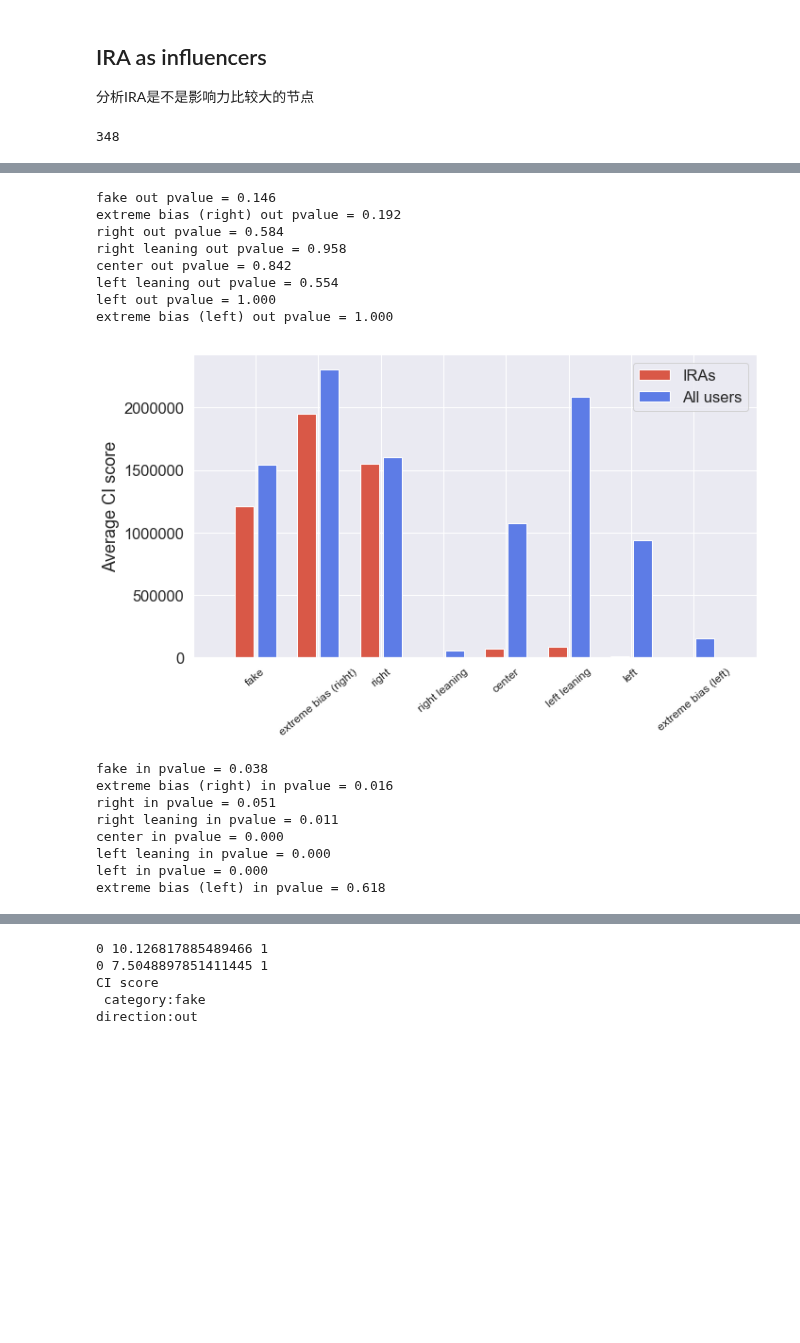
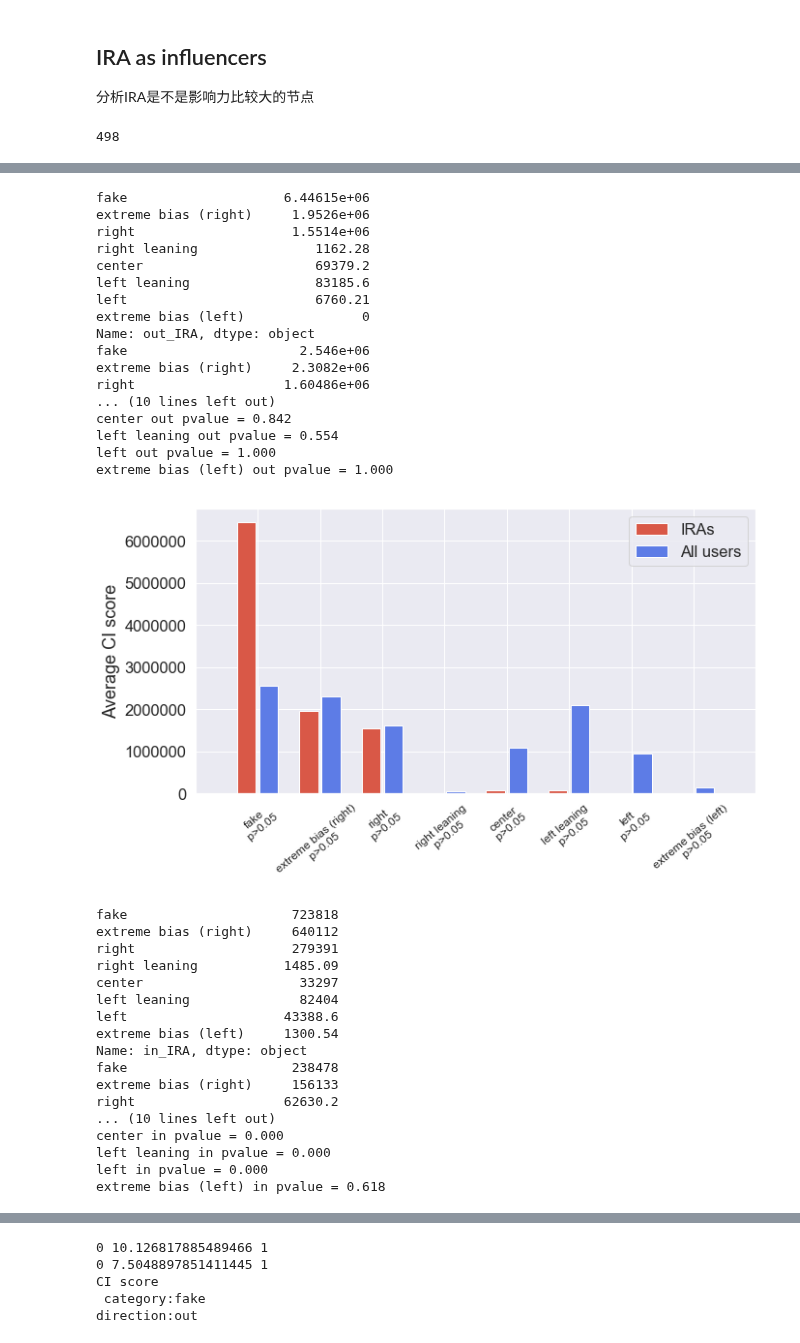
Before and after one commit to kayzhou/fake_news_during_election, a Jupyter notebook: all_tweets.ipynb, the cells around one changed output, grey strips where cells are left out. Cells and saved outputs as stored; diff of their text form; code cells hidden in the pictures; blank space fills up the shorter version.

```diff
--- a/all_tweets.ipynb
+++ b/all_tweets.ipynb
@@ -724,7 +724,7 @@ labels = [
 ]
 
 # all_users = pd.read_csv("data/all-users-mbfc.csv", index_col="user_id", dtype={"user_id": str})
-users = pd.read_csv("data/all-users-nc.csv", index_col="user_id",
+users = pd.read_csv("data/all-users-v2.csv", index_col="user_id",
                     usecols =["user_id", "is_IRA"], dtype={"user_id": str, "is_IRA": int})
 IRA_users = users[users.is_IRA > 0]
 print(len(IRA_users))
@@ -737,7 +737,7 @@ dict_ira_rank = {}
 
 for label in tqdm(labels):
 #     print(label, "...")
-    rst = build_CI_rank("disk/network/{}_nc.gt".format(label))
+    rst = build_CI_rank("disk/network/{}_v2.gt".format(label))
 #     for dire in ["out", "undir", "both", "in"]:
     for dire in ["out", "in"]:
 #         print(label, dire, "...")
@@ -801,7 +801,7 @@ def plot_corr(cor, dire):
                   color=sns.color_palette("coolwarm", len(labels))[len(labels) - 1 - i])
     plt.xticks(x, labels, rotation=40)
     plt.ylabel('N of IRAs in top {} influencers'.format(top_num))
-    plt.savefig("fig/size-of-inter-{}-{}-nc.pdf".format(top_num, dire),
+    plt.savefig("fig/size-of-inter-{}-{}-v2.pdf".format(top_num, dire),
                   dpi=300, bbox_inches='tight')
     plt.show()
     plt.tight_layout()
@@ -823,6 +823,9 @@ for dire in ["out", "in"]:
     compare_CI_value[dire + "_All users"].plot.bar(width=0.3, position=-0.1,
                                      color=all_c, label="All users")
 
+    print(compare_CI_value[dire + "_IRA"])
+    print(compare_CI_value[dire + "_All users"])
+
     # 显著性检验
     _ticks = []
     for label in labels:
@@ -830,23 +833,22 @@ for dire in ["out", "in"]:
         pvalue = ks_2samp(d[dire + "_IRA dist"], d[dire + "_All dist"])[1]
         print(label, dire, "pvalue = {:.3f}".format(pvalue))
         if pvalue < 0.001:
-            _ticks.append(label + "\n< 0.001***")
-
+            _ticks.append(label + "\n p<0.001***")
         elif pvalue < 0.01:
-            _ticks.append("{}\n{:.3f}**".format(label, pvalue))
+            _ticks.append("{}\n p={:.3f}**".format(label, pvalue))
         elif pvalue < 0.05:
-            _ticks.append("{}\n{:.3f}*".format(label, pvalue))
+            _ticks.append("{}\n p={:.3f}*".format(label, pvalue))
         else:
-            _ticks.append(label)
+            _ticks.append("{}\n p>0.05".format(label))
 
     plt.xticks(range(len(labels)), _ticks, rotation=40, fontsize=12)
     plt.xlim(-1, len(labels))
     plt.legend()
 
     plt.tight_layout()
-    plt.savefig("fig/CI_{}_nc.pdf".format(dire), dpi=300, bbox_inches='tight')
+    plt.savefig("fig/CI_{}.pdf".format(dire), dpi=300, bbox_inches='tight')
     plt.show()
     plt.close()
 # %% [output]
-348
+498
 [interactive output not drawn]
@@ -871,17 +873,35 @@ dtype: object
 [figure]
-fake out pvalue = 0.146
-extreme bias (right) out pvalue = 0.192
-right out pvalue = 0.584
-right leaning out pvalue = 0.958
+fake                    6.44615e+06
+extreme bias (right)     1.9526e+06
+right                    1.5514e+06
+right leaning               1162.28
+center                      69379.2
+left leaning                83185.6
+left                        6760.21
+extreme bias (left)               0
+Name: out_IRA, dtype: object
+fake                      2.546e+06
+extreme bias (right)     2.3082e+06
+right                   1.60486e+06
+... (10 lines left out)
 center out pvalue = 0.842
 left leaning out pvalue = 0.554
 left out pvalue = 1.000
 extreme bias (left) out pvalue = 1.000
-[figure, old version]
+[figure, new version]
-fake in pvalue = 0.038
-extreme bias (right) in pvalue = 0.016
-right in pvalue = 0.051
-right leaning in pvalue = 0.011
+fake                     723818
+extreme bias (right)     640112
+right                    279391
+right leaning           1485.09
+center                    33297
+left leaning              82404
+left                    43388.6
+extreme bias (left)     1300.54
+Name: in_IRA, dtype: object
+fake                     238478
+extreme bias (right)     156133
+right                   62630.2
+... (10 lines left out)
 center in pvalue = 0.000
 left leaning in pvalue = 0.000
 left in pvalue = 0.000
```
Also changed, not shown: parts of 7 cells of this notebook, 1 other file.
